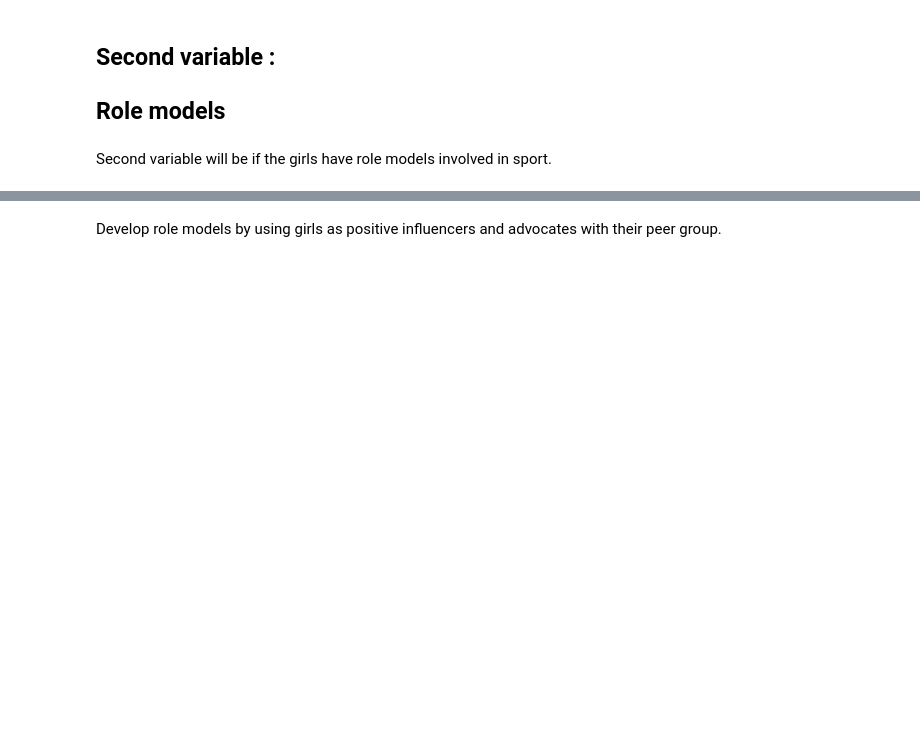
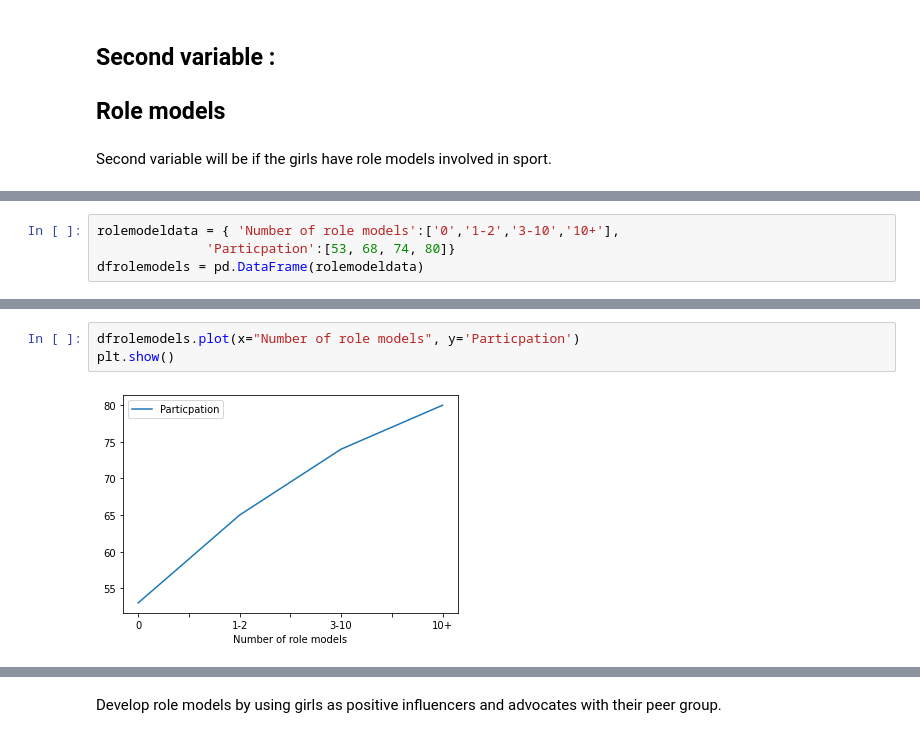
Before and after one commit to Michelleoc/programming-for-data-analysis-project, a Jupyter notebook: project.ipynb, the cells around one changed output, grey strips where cells are left out. Drawn from its saved outputs; the diff is of its cells as text; blank space fills up the shorter version.

Commit message:
2nd variable data complete

```diff
--- a/project.ipynb
+++ b/project.ipynb
@@ -243,0 +256,4 @@ The more role models girls have will encourage more participation in sport.
+# %%
+rolemodeldata = { 'Number of role models':['0','1-2','3-10','10+'],
+              'Particpation':[53, 68, 74, 80]}
+dfrolemodels = pd.DataFrame(rolemodeldata)
@@ -243,0 +268,5 @@ The more role models girls have will encourage more participation in sport.
+# %%
+dfrolemodels.plot(x="Number of role models", y='Particpation')
+plt.show()
+# %% [output]
+[figure, added]
```
Also changed, not shown: parts of 22 cells of this notebook, 5 other files.
